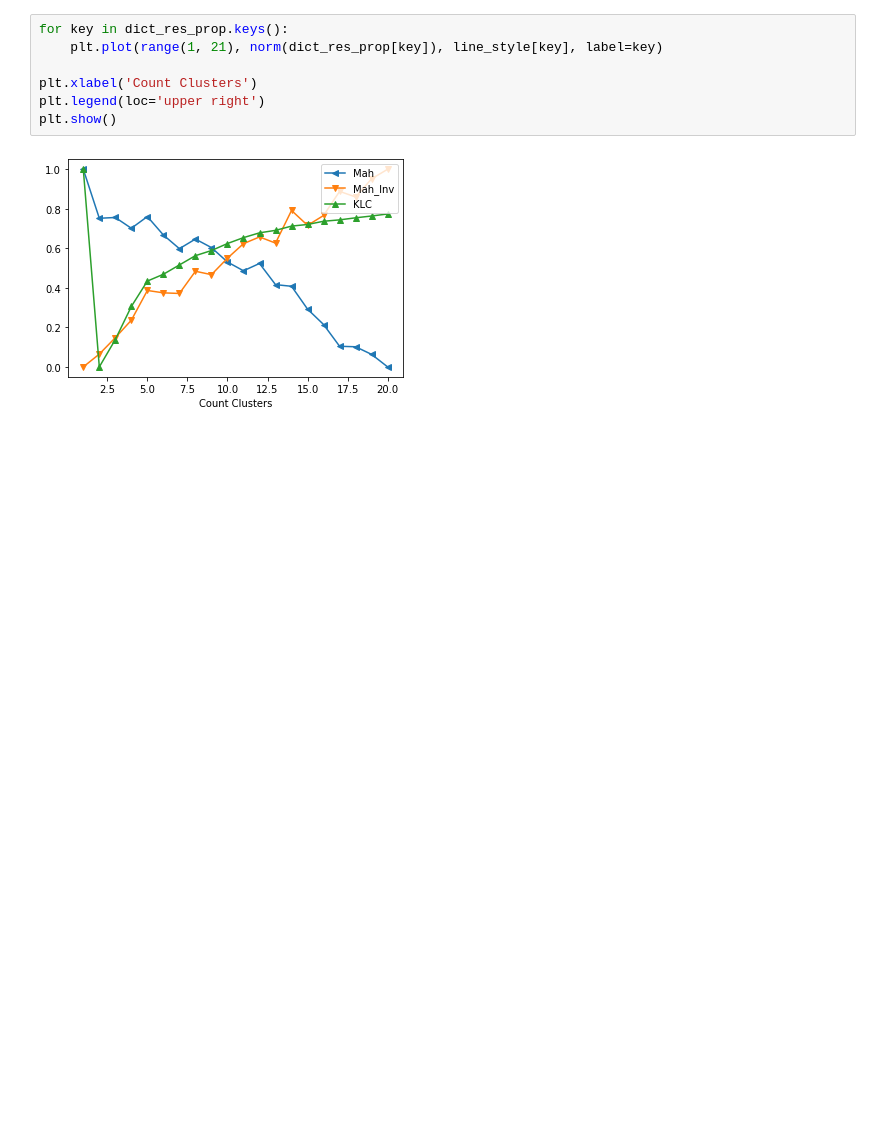
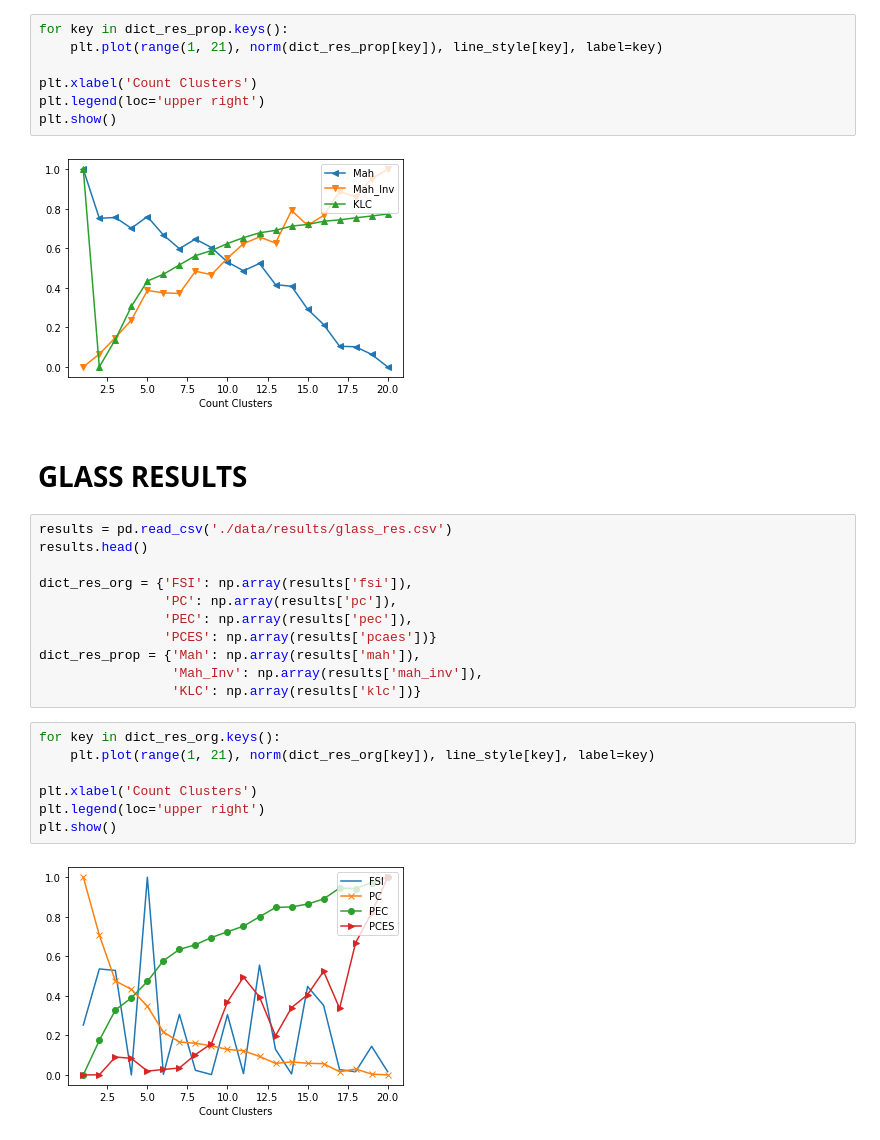
Before and after one commit to VolDonets/cmeans_python, a Jupyter notebook: kmnt_article_2022/results_represent.ipynb, the cells around one changed output. Saved outputs shown, nothing was run; the diff lists cells and outputs as text; blank space fills up the shorter version.

Commit message:
Done with viewing Wine, Cancer and Glass results

```diff
--- a/kmnt_article_2022/results_represent.ipynb
+++ b/kmnt_article_2022/results_represent.ipynb
@@ -46,3 +48,25 @@ plt.legend(loc='upper right')
 plt.show()
 # %% [output]
 [figure]
+# %% [markdown]
+# GLASS RESULTS
+# %%
+results = pd.read_csv('./data/results/glass_res.csv')
+results.head()
+
+dict_res_org = {'FSI': np.array(results['fsi']),
+                'PC': np.array(results['pc']),
+                'PEC': np.array(results['pec']),
+                'PCES': np.array(results['pcaes'])}
+dict_res_prop = {'Mah': np.array(results['mah']),
+                 'Mah_Inv': np.array(results['mah_inv']),
+                 'KLC': np.array(results['klc'])}
+# %%
+for key in dict_res_org.keys():
+    plt.plot(range(1, 21), norm(dict_res_org[key]), line_style[key], label=key)
+
+plt.xlabel('Count Clusters')
+plt.legend(loc='upper right')
+plt.show()
+# %% [output]
+[figure, added]
```
Also changed, not shown: parts of 10 cells of this notebook.
